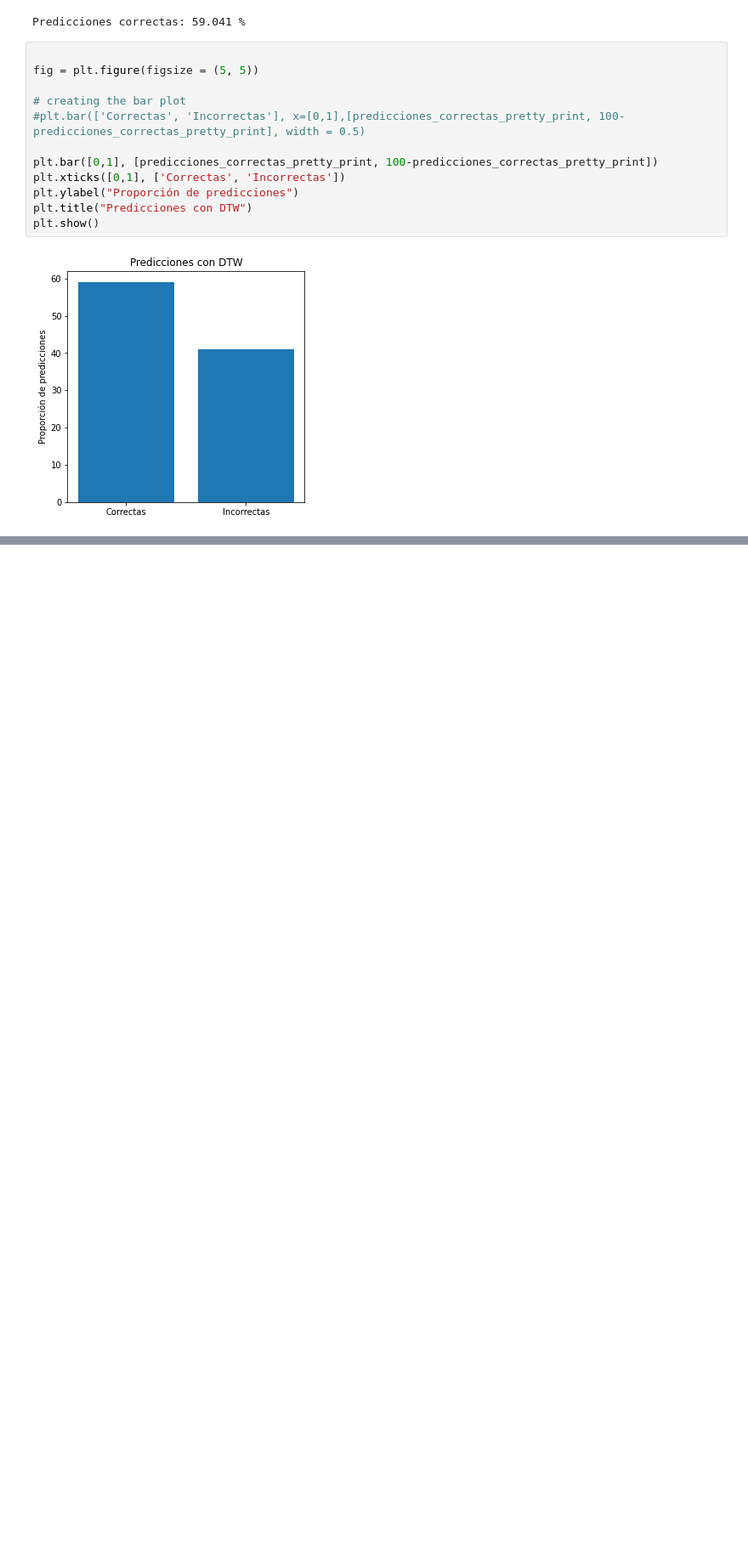
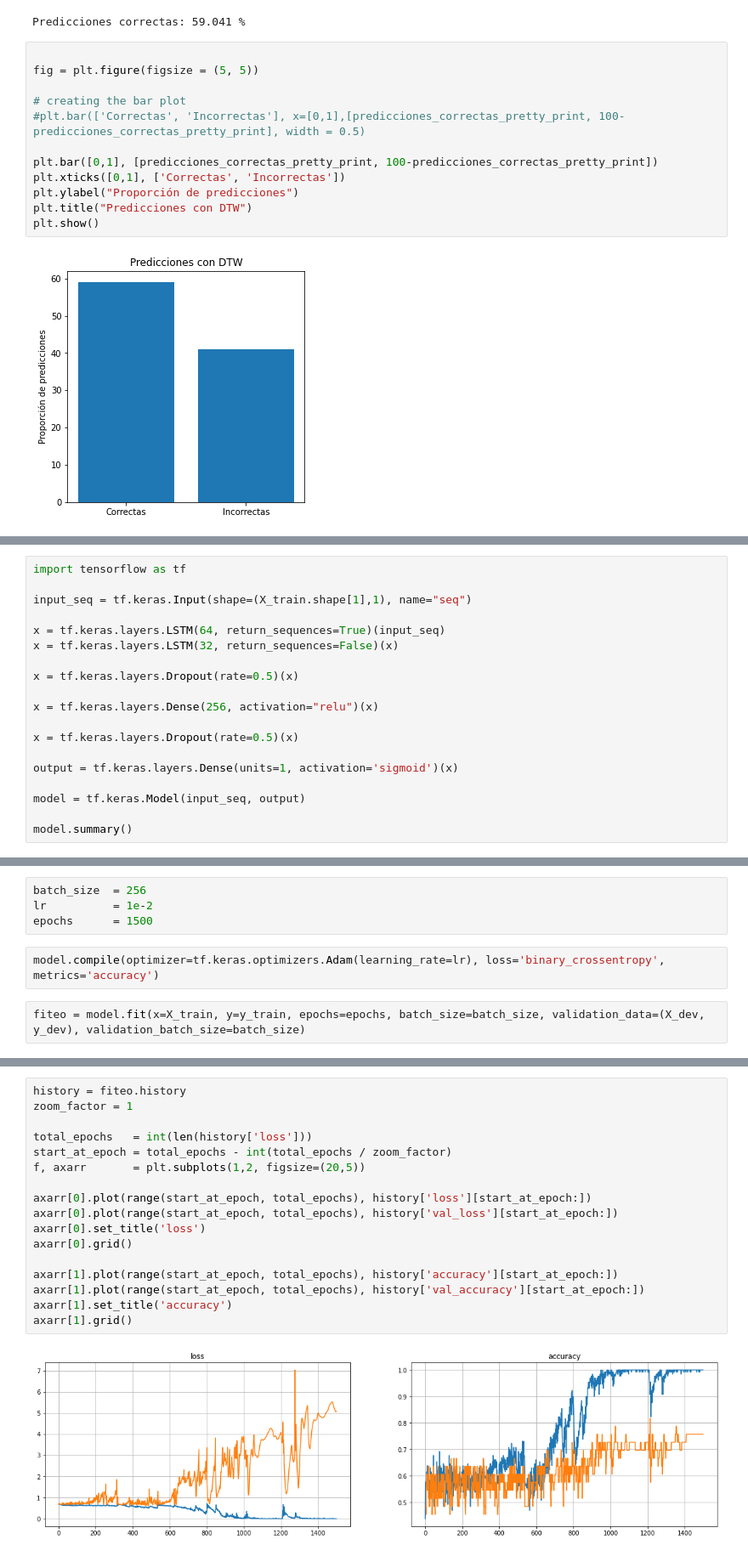
Before and after one commit to dhruszecki/cdatos-st-tp, a Jupyter notebook: turing_modeling.ipynb, the cells around one changed output, grey strips where cells are left out. Shown at 85% size. Saved outputs shown, nothing was run; the diff lists cells and outputs as text; blank space fills up the shorter version.

```diff
--- a/turing_modeling.ipynb
+++ b/turing_modeling.ipynb
@@ -143,0 +334,19 @@ plt.show()
+# %%
+import tensorflow as tf
+
+input_seq = tf.keras.Input(shape=(X_train.shape[1],1), name="seq")
+
+x = tf.keras.layers.LSTM(64, return_sequences=True)(input_seq)
+x = tf.keras.layers.LSTM(32, return_sequences=False)(x)
+
+x = tf.keras.layers.Dropout(rate=0.5)(x)
+
+x = tf.keras.layers.Dense(256, activation="relu")(x)
+
+x = tf.keras.layers.Dropout(rate=0.5)(x)
+
+output = tf.keras.layers.Dense(units=1, activation='sigmoid')(x)
+
+model = tf.keras.Model(input_seq, output)
+
+model.summary()
@@ -143,0 +371,8 @@ plt.show()
+# %%
+batch_size  = 256
+lr          = 1e-2
+epochs      = 1500
+# %%
+model.compile(optimizer=tf.keras.optimizers.Adam(learning_rate=lr), loss='binary_crossentropy', metrics='accuracy')
+# %%
+fiteo = model.fit(x=X_train, y=y_train, epochs=epochs, batch_size=batch_size, validation_data=(X_dev, y_dev), validation_batch_size=batch_size)
@@ -143,0 +397,19 @@ plt.show()
+# %%
+history = fiteo.history
+zoom_factor = 1
+
+total_epochs   = int(len(history['loss']))
+start_at_epoch = total_epochs - int(total_epochs / zoom_factor)
+f, axarr       = plt.subplots(1,2, figsize=(20,5))
+
+axarr[0].plot(range(start_at_epoch, total_epochs), history['loss'][start_at_epoch:])
+axarr[0].plot(range(start_at_epoch, total_epochs), history['val_loss'][start_at_epoch:])
+axarr[0].set_title('loss')
+axarr[0].grid()
+
+axarr[1].plot(range(start_at_epoch, total_epochs), history['accuracy'][start_at_epoch:])
+axarr[1].plot(range(start_at_epoch, total_epochs), history['val_accuracy'][start_at_epoch:])
+axarr[1].set_title('accuracy')
+axarr[1].grid()
+# %% [output]
+[figure, added]
```
Also changed, not shown: parts of 25 cells of this notebook.
